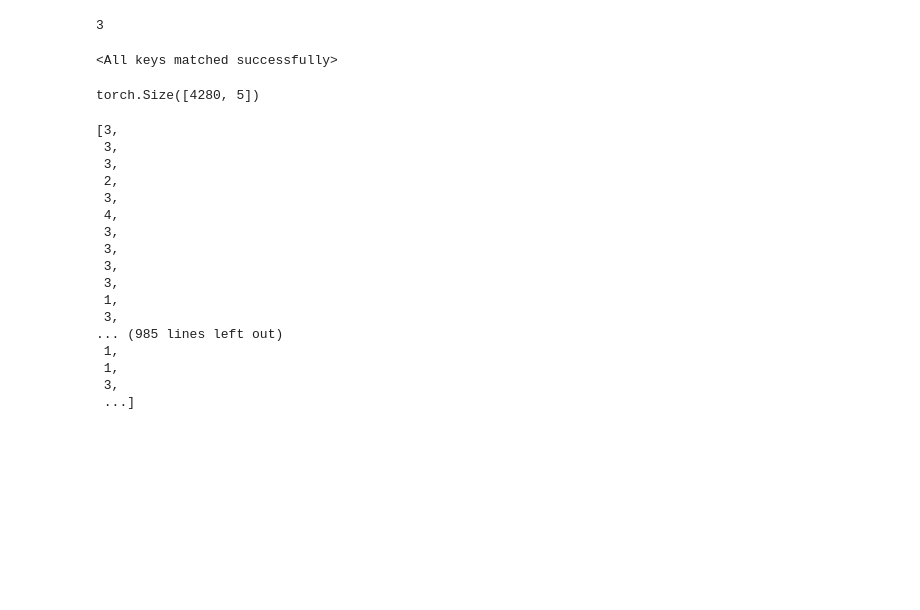
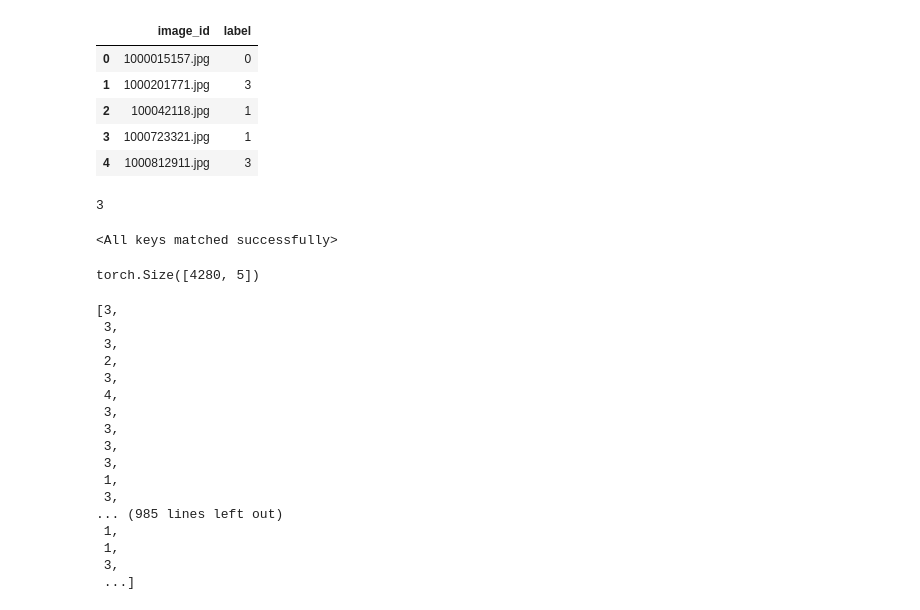
Before and after one commit to svishnu88/Cassava, a Jupyter notebook: test_inference.ipynb, the cells around one changed output. Drawn from its saved outputs; the diff is of its cells as text; code cells hidden in the pictures; blank space fills up the shorter version.

```diff
--- a/test_inference.ipynb
+++ b/test_inference.ipynb
@@ -19,6 +21,17 @@ ssl_models = [
     "resnext101_32x8d_ssl",
     "resnext101_32x16d_ssl",
 ]
+# %%
+df = pd.read_csv(path/'train.csv')
+# %%
+df.head()
+# %% [output]
+|  | image_id | label |
+| 0 | 1000015157.jpg | 0 |
+| 1 | 1000201771.jpg | 3 |
+| 2 | 100042118.jpg | 1 |
+| 3 | 1000723321.jpg | 1 |
+| 4 | 1000812911.jpg | 3 |
 # %%
 tta_tfms = get_tta(image_size=512)
 test_ds = CassavaDataset(path=path/'test_images',df=test_df,transform=tta_tfms)
```
Also changed, not shown: parts of 1 cell of this notebook, 4 other files.
